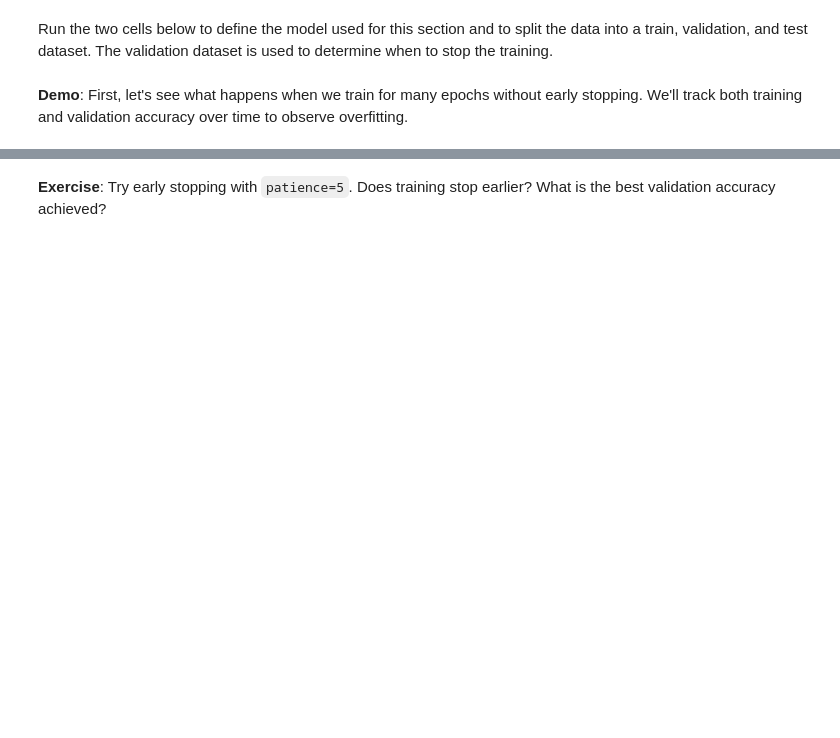
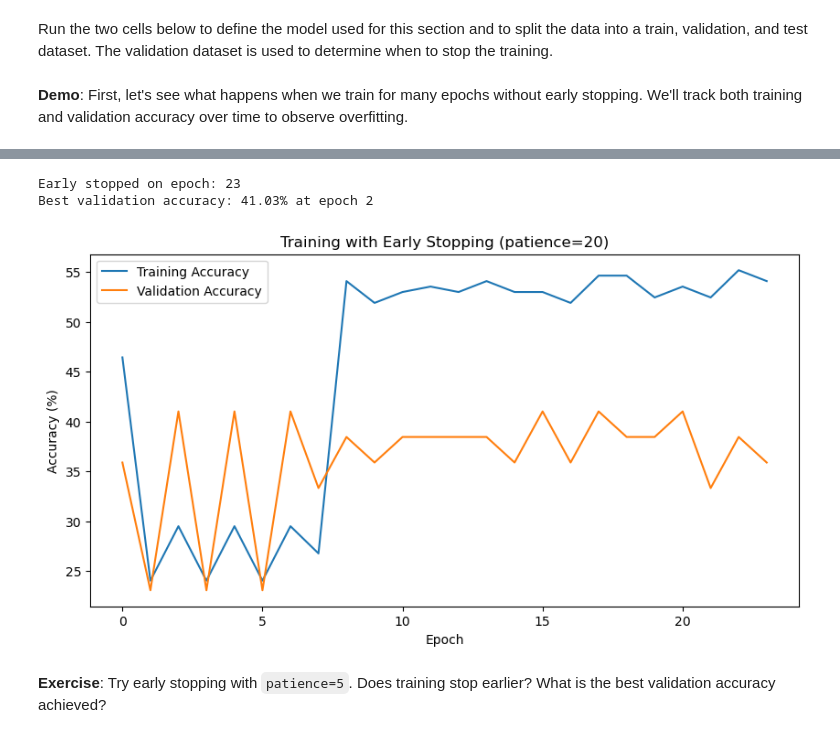
Before and after one commit to atleer/intro-to-deep-learning-dev, a Jupyter notebook: Day02/06_improve_network_through_regularization/06_improve_network_through_regularization.ipynb, the cells around one changed output, grey strips where cells are left out. Saved outputs shown, nothing was run; the diff lists cells and outputs as text; code cells hidden in the pictures; blank space fills up the shorter version.

```diff
--- a/Day02/06_improve_network_through_regularization/06_improve_network_through_regularization.ipynb
+++ b/Day02/06_improve_network_through_regularization/06_improve_network_through_regularization.ipynb
@@ -843,43 +878,46 @@ best_epoch = 0
 patience = 20
 wait = 0
 
-train_acc_list = []
-val_acc_list = []
+train_accuracy_list = []
+val_accuracy_list = []
 
 for epoch in range(nepochs):
     # train the model
     utils.train(model, features_train, labels_train, optimizer=optimizer)
 
     # calculate training and validation accuracy
-    train_acc = utils.calculate_accuracy(model, features_train, labels_train)
-    val_acc = utils.calculate_accuracy(model, features_test, labels_test)
+    train_acc = utils.calculate_accuracy(model, features_train, labels_train, verbose=False)
+    val_acc = utils.calculate_accuracy(model, features_test, labels_test, verbose=False)
 
-    train_acc_list.append(train_acc)
-    val_acc_list.append(val_acc)
+    train_accuracy_list.append(train_acc)
+    val_accuracy_list.append(val_acc)
 
     # early stopping logic
     if val_acc > best_acc:
         best_acc = val_acc
         best_epoch = epoch
         wait = 0
     else:
         wait += 1
 
     if wait > patience:
         print(f'Early stopped on epoch: {epoch}')
         break
 
 # plot training curves
 plt.figure(figsize=(10, 5))
-plt.plot(train_acc_list, label='Training Accuracy')
-plt.plot(val_acc_list, label='Validation Accuracy')
-plt.axvline(x=best_epoch, color='r', linestyle='--', label=f'Best epoch ({best_epoch})')
+plt.plot(train_accuracy_list, label='Training Accuracy')
+plt.plot(val_accuracy_list, label='Validation Accuracy')
 plt.xlabel('Epoch')
 plt.ylabel('Accuracy (%)')
 plt.title(f'Training with Early Stopping (patience={patience})')
 plt.legend()
 
 print(f"Best validation accuracy: {best_acc:.2f}% at epoch {best_epoch}")
+# %% [output]
+Early stopped on epoch: 23
+Best validation accuracy: 41.03% at epoch 2
+[figure, added]
 # %% [markdown]
 **Exercise**: Try early stopping with `patience=5`. Does training stop earlier? What is the best validation accuracy achieved?
 # %%
```
Also changed, not shown: parts of 52 cells of this notebook.
